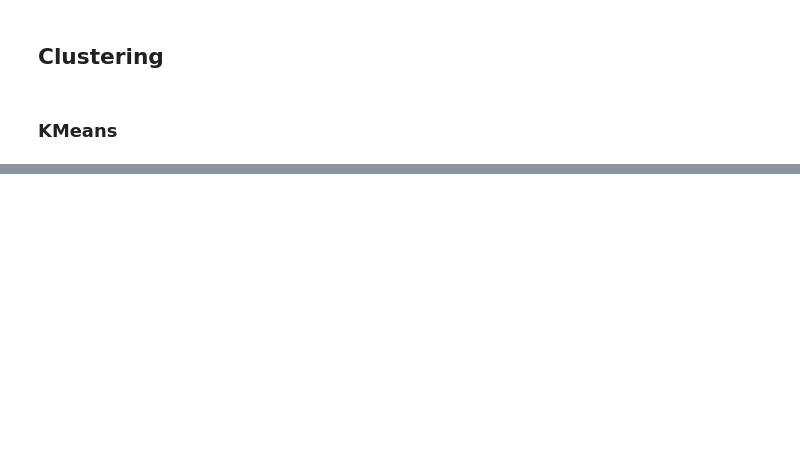
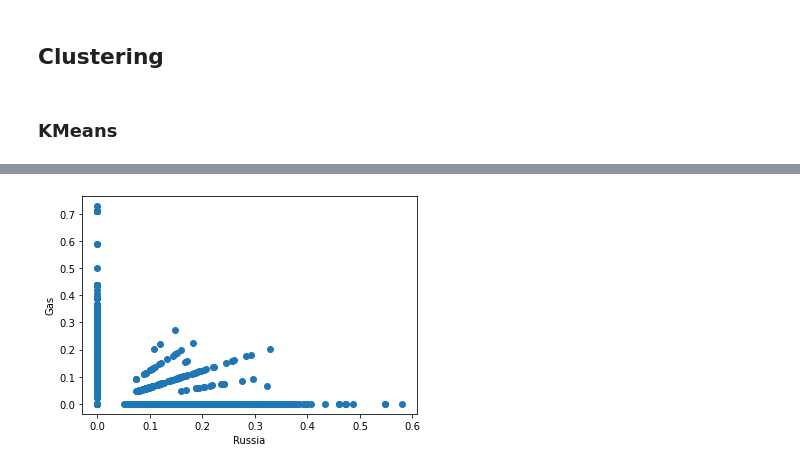
Before and after one commit to omsai530/TextMining, a Jupyter notebook: TM_Project.ipynb, the cells around one changed output, grey strips where cells are left out. Cells and saved outputs as stored; diff of their text form; code cells hidden in the pictures; blank space fills up the shorter version.

```diff
--- a/TM_Project.ipynb
+++ b/TM_Project.ipynb
@@ -399,0 +478,7 @@ plt.show()
+# %%
+plt.scatter(DF_Count["russia"] , DF_Count["gas"])
+plt.xlabel('Russia')
+plt.ylabel('Gas')
+plt.show()
+# %% [output]
+[figure, added]
```
Also changed, not shown: parts of 57 cells of this notebook.
